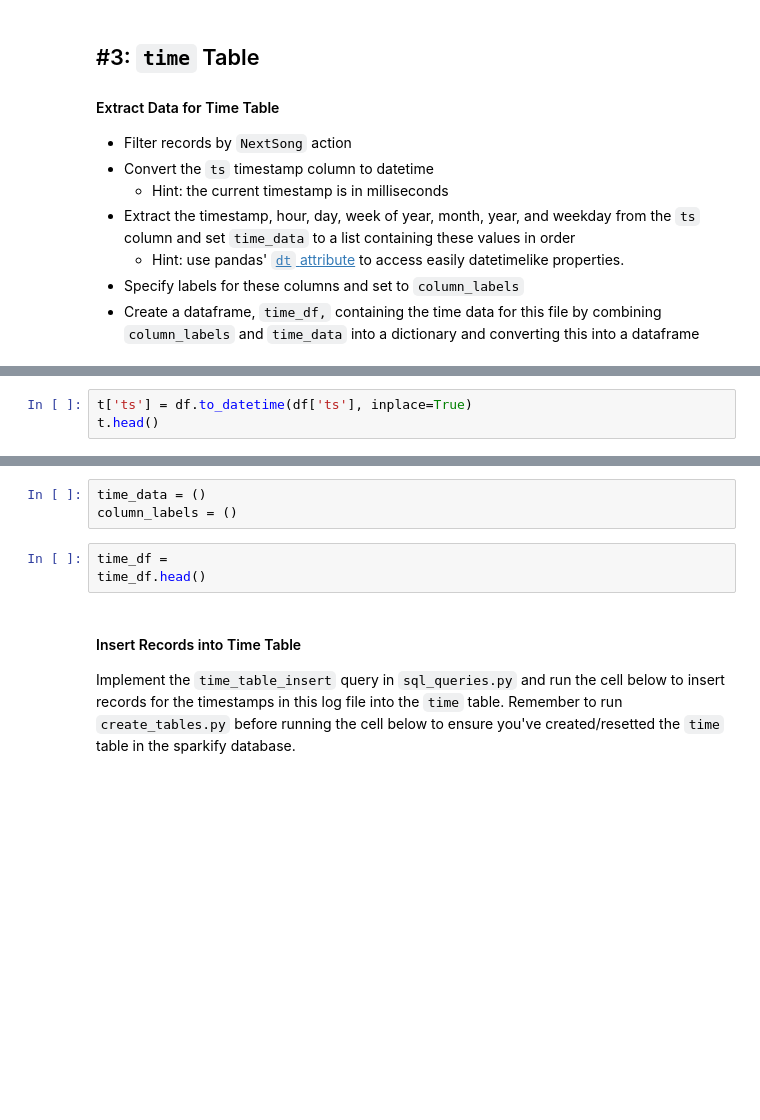
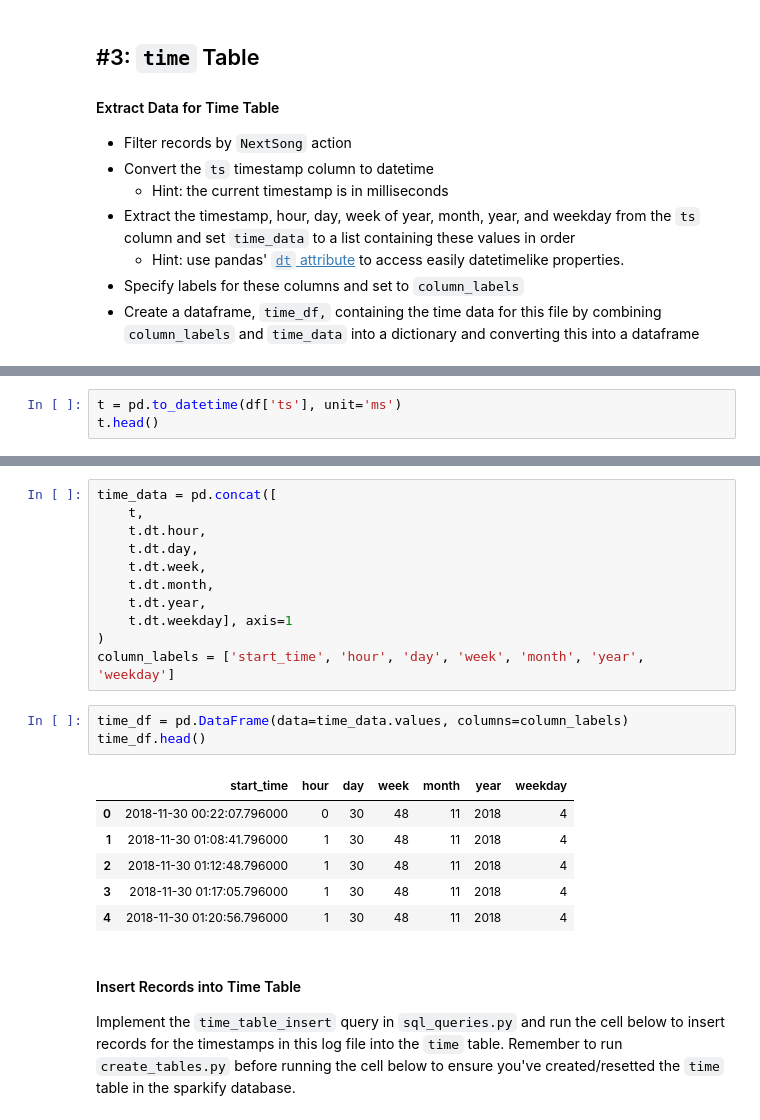
Before and after one commit to ferroramires/Sparkify-ETL, a Jupyter notebook: etl.ipynb, the cells around one changed output, grey strips where cells are left out. Saved outputs shown, nothing was run; the diff lists cells and outputs as text; blank space fills up the shorter version.

```diff
--- a/etl.ipynb
+++ b/etl.ipynb
@@ -125,6 +122,6 @@ df.head()
 | 3 | Maroon 5 | Logged In | Jacob | M | 2 | Klein | 231.23546 | paid | Tampa-St. Petersburg-Clearwater, FL | PUT | ... |
 | 4 | Train | Logged In | Jacob | M | 3 | Klein | 216.76363 | paid | Tampa-St. Petersburg-Clearwater, FL | PUT | ... |
 # %%
-t['ts'] = df.to_datetime(df['ts'], inplace=True)
+t = pd.to_datetime(df['ts'], unit='ms')
 t.head()
 # %% [output]
@@ -132,9 +134,24 @@ AttributeError: 'DataFrame' object has no attribute 'to_datetime'
-# %%
-time_data = ()
-column_labels = ()
+# %%
+time_data = pd.concat([
+    t,
+    t.dt.hour,
+    t.dt.day,
+    t.dt.week,
+    t.dt.month,
+    t.dt.year,
+    t.dt.weekday], axis=1
+)
+column_labels = ['start_time', 'hour', 'day', 'week', 'month', 'year', 'weekday']
 # %%
-time_df =
+time_df = pd.DataFrame(data=time_data.values, columns=column_labels)
 time_df.head()
+# %% [output]
+|  | start_time | hour | day | week | month | year | weekday |
+| 0 | 2018-11-30 00:22:07.796000 | 0 | 30 | 48 | 11 | 2018 | 4 |
+| 1 | 2018-11-30 01:08:41.796000 | 1 | 30 | 48 | 11 | 2018 | 4 |
+| 2 | 2018-11-30 01:12:48.796000 | 1 | 30 | 48 | 11 | 2018 | 4 |
+| 3 | 2018-11-30 01:17:05.796000 | 1 | 30 | 48 | 11 | 2018 | 4 |
+| 4 | 2018-11-30 01:20:56.796000 | 1 | 30 | 48 | 11 | 2018 | 4 |
 # %% [markdown]
 #### Insert Records into Time Table
 Implement the `time_table_insert` query in `sql_queries.py` and run the cell below to insert records for the timestamps in this log file into the `time` table. Remember to run `create_tables.py` before running the cell below to ensure you've created/resetted the `time` table in the sparkify database.
```
Also changed, not shown: parts of 7 cells of this notebook, 1 other file.
